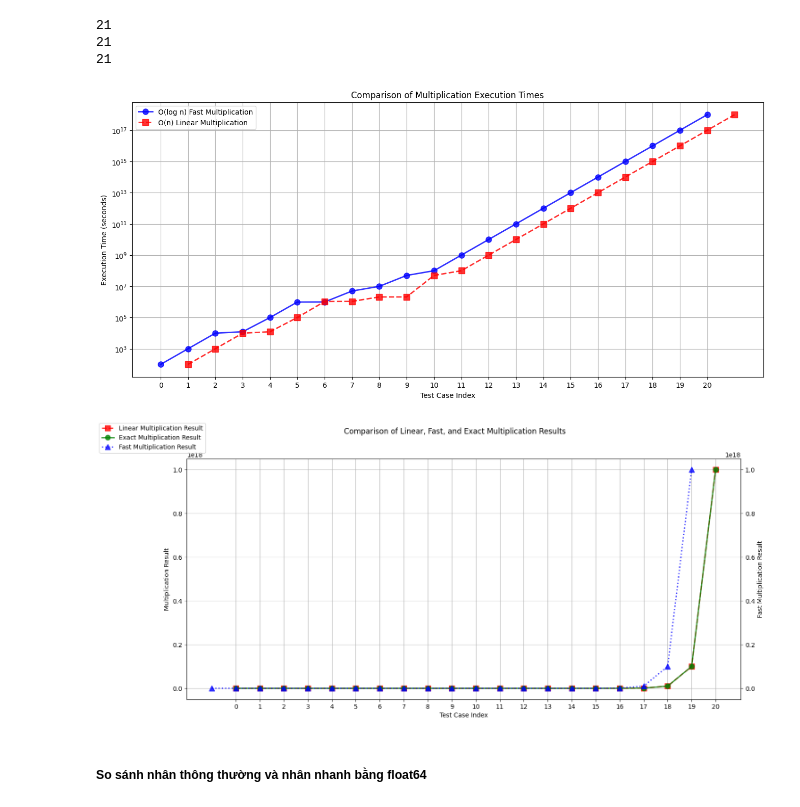
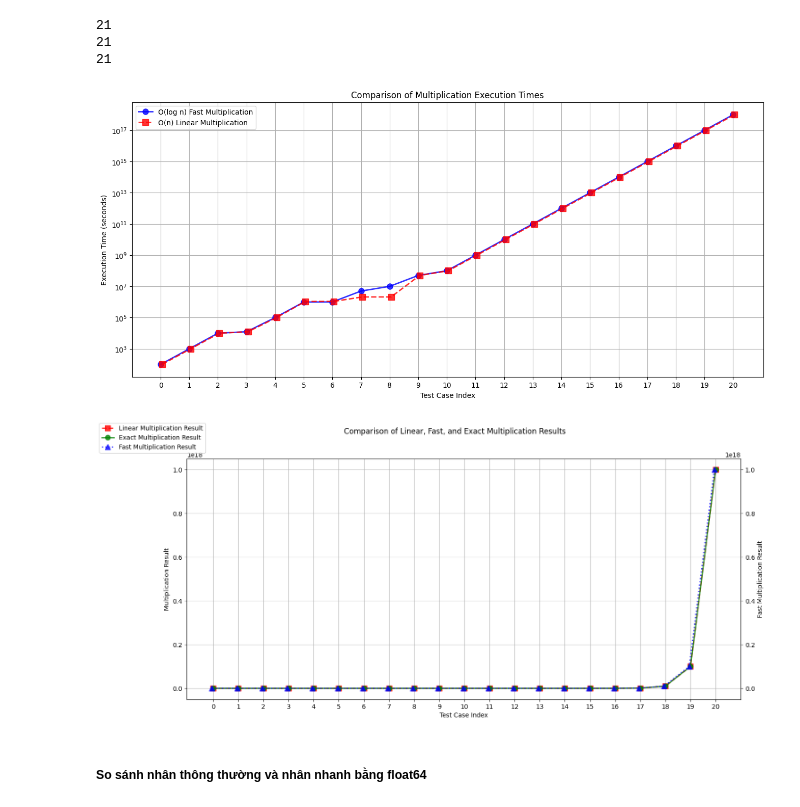
Before and after one commit to DuckyMomo20012/overflow-in-multiplication, a Jupyter notebook: src/notebooks/main.ipynb, the cells around one changed output. Drawn from its saved outputs; the diff is of its cells as text; code cells hidden in the pictures.

```diff
--- a/src/notebooks/main.ipynb
+++ b/src/notebooks/main.ipynb
@@ -387,40 +384,40 @@ import matplotlib.pyplot as plt
 
 # Add small jitter to x-axis indices for visibility
 indices = np.arange(len(fast_result_list))
-jitter = 0.1  # Adjust for better spacing
+jitter = 0.05  # Adjust for better spacing
 
 # Plot execution times
 plt.figure(figsize=(16, 7))
 plt.plot(indices, fast_result_list, label="O(log n) Fast Multiplication", marker='o', markersize=8, linestyle='solid', linewidth=2, alpha=0.8, color='blue')
 plt.plot(indices + jitter, linear_result_list, label="O(n) Linear Multiplication", marker='s', markersize=8, linestyle='dashed', linewidth=2, alpha=0.8, color='red')
 plt.xlabel("Test Case Index")
 plt.ylabel("Execution Time (seconds)")
 plt.title("Comparison of Multiplication Execution Times")
 plt.legend()
 plt.grid()
 plt.yscale('log')  # Log scale for better differentiation
 plt.xticks(indices)
 plt.show()
 
 # Plot results against exact values with a secondary y-axis
 fig, ax1 = plt.subplots(figsize=(16, 7))
 ax1.set_xlabel("Test Case Index")
 ax1.set_ylabel("Multiplication Result")
 ax1.plot(indices, linear_result_list, label="Linear Multiplication Result", marker='s', markersize=8, linestyle='dashed', linewidth=2, alpha=0.8, color='red')
 ax1.plot(indices, exact_result_list, label="Exact Multiplication Result", marker='o', markersize=8, linestyle='solid', linewidth=2, alpha=0.8, color='green')
 
 ax2 = ax1.twinx()  # Secondary y-axis for fast_result_list
 ax2.set_ylabel("Fast Multiplication Result")
 ax2.plot(indices - jitter, fast_result_list, label="Fast Multiplication Result", marker='^', markersize=8, linestyle='dotted', linewidth=2, alpha=0.8, color='blue')
 
 fig.suptitle("Comparison of Linear, Fast, and Exact Multiplication Results")
 fig.legend(loc="upper left")
 ax1.grid()
 plt.xticks(indices)
 plt.show()
 # %% [output]
-[figure, old version]
+[figure, new version]
-[figure, old version]
+[figure, new version]
 # %% [markdown]
 ##### So sánh nhân thông thường và nhân nhanh bằng float64
 # %%
```
Also changed, not shown: parts of 4 cells of this notebook, 9 other files.
